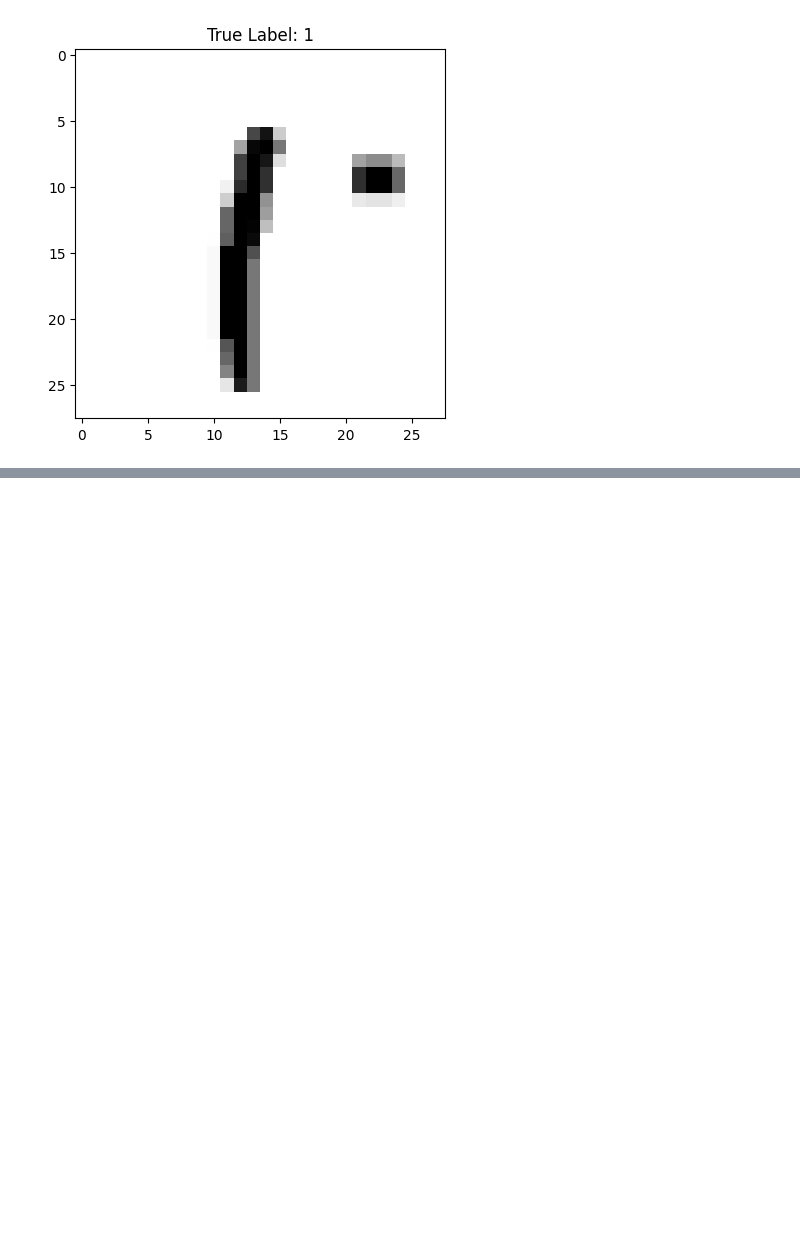
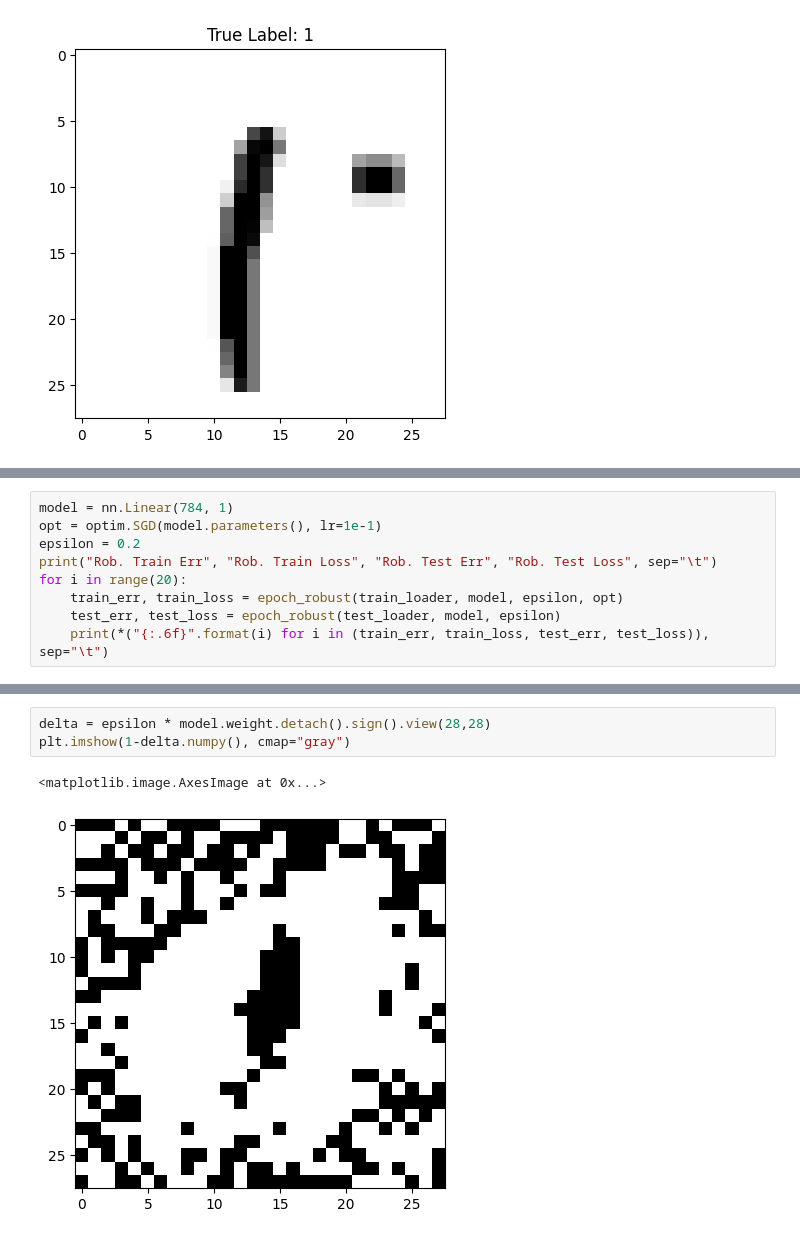
Before and after one commit to zlxlty/RAdversarial, a Jupyter notebook: reading_notes/skylu/chapter2.ipynb, the cells around one changed output, grey strips where cells are left out. Saved outputs shown, nothing was run; the diff lists cells and outputs as text; blank space fills up the shorter version.

```diff
--- a/reading_notes/skylu/chapter2.ipynb
+++ b/reading_notes/skylu/chapter2.ipynb
@@ -67,0 +109,9 @@ Text(0.5, 1.0, 'True Label: 1')
+# %%
+model = nn.Linear(784, 1)
+opt = optim.SGD(model.parameters(), lr=1e-1)
+epsilon = 0.2
+print("Rob. Train Err", "Rob. Train Loss", "Rob. Test Err", "Rob. Test Loss", sep="\t")
+for i in range(20):
+    train_err, train_loss = epoch_robust(train_loader, model, epsilon, opt)
+    test_err, test_loss = epoch_robust(test_loader, model, epsilon)
+    print(*("{:.6f}".format(i) for i in (train_err, train_loss, test_err, test_loss)), sep="\t")
@@ -67,0 +144,6 @@ Text(0.5, 1.0, 'True Label: 1')
+# %%
+delta = epsilon * model.weight.detach().sign().view(28,28)
+plt.imshow(1-delta.numpy(), cmap="gray")
+# %% [output]
+<matplotlib.image.AxesImage at 0x...>
+[figure, added]
```
Also changed, not shown: parts of 6 cells of this notebook.
